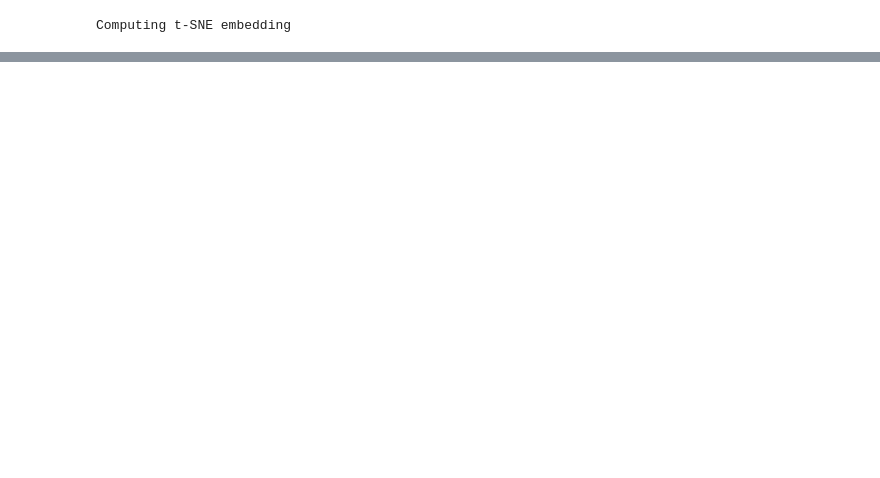
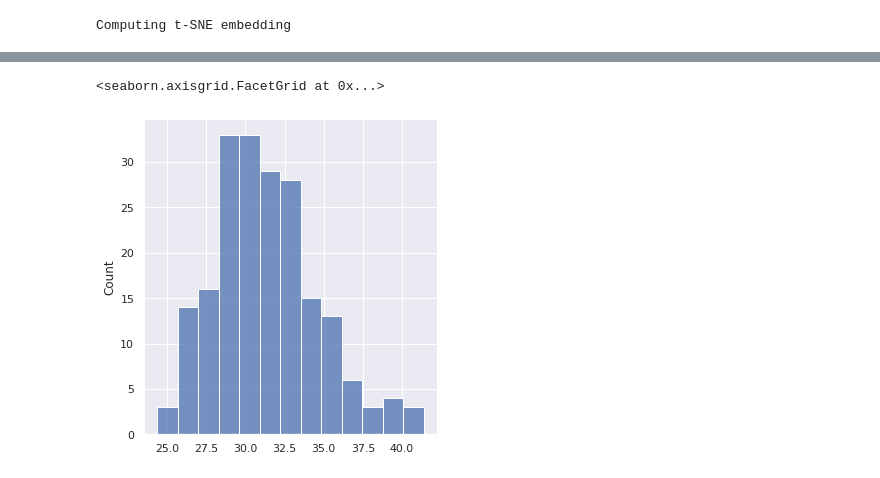
Before and after one commit to zezeze97/Transfer-Pretrained-Gan, a Jupyter notebook: explore_distribution.ipynb, the cells around one changed output, grey strips where cells are left out. Saved outputs shown, nothing was run; the diff lists cells and outputs as text; code cells hidden in the pictures; blank space fills up the shorter version.

```diff
--- a/explore_distribution.ipynb
+++ b/explore_distribution.ipynb
@@ -66,0 +67,12 @@ sns.scatterplot(data=proj_results_df, x=0, y=1, hue='split', style="split")
+# %%
+# compute distance to mean
+flower_mean = np.mean(samples_flowers,axis=0)
+flower_distance = []
+for i in range(num):
+    dist = np.linalg.norm(samples_flowers[i,:] - flower_mean)
+    flower_distance.append(dist)
+
+sns.displot(data = flower_distance)
+# %% [output]
+<seaborn.axisgrid.FacetGrid at 0x...>
+[figure, added]
```
Also changed, not shown: parts of 4 cells of this notebook, 5 other files.
